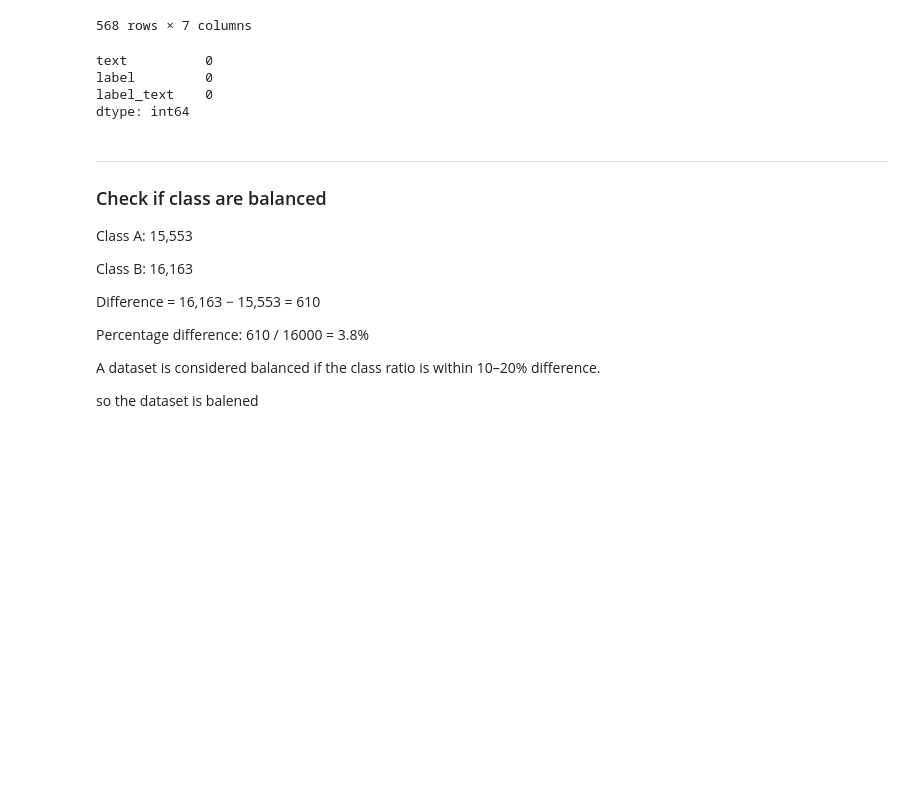
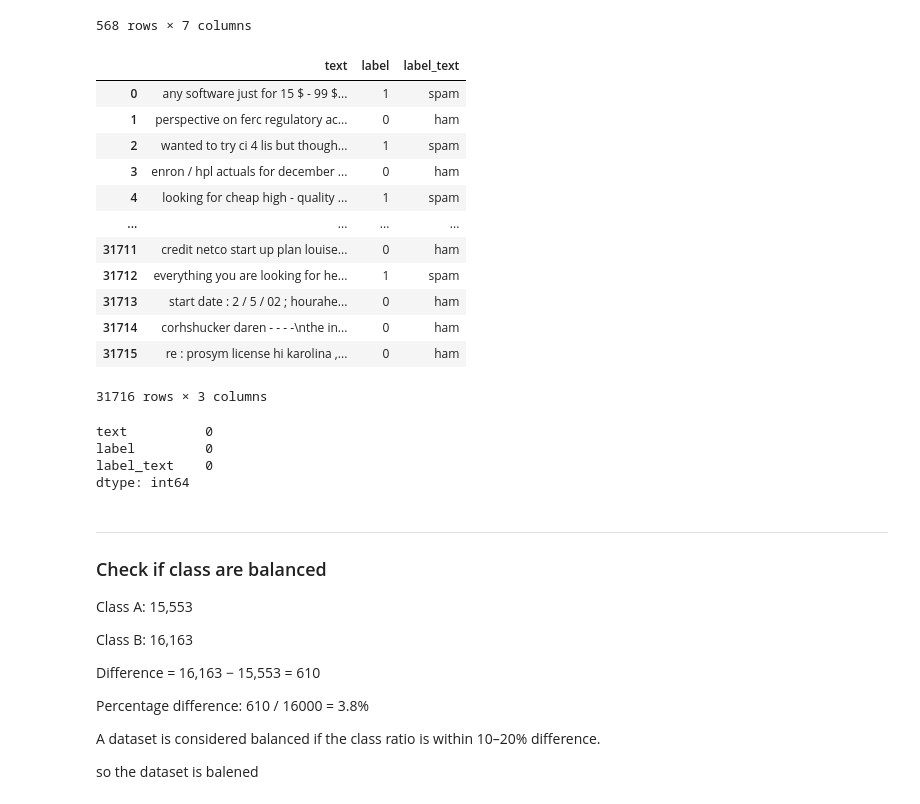
Before and after one commit to mohammed-ali-boutaine/Spam-Detection-Model, a Jupyter notebook: notebook/1-analyse.ipynb, the cells around one changed output. Saved outputs shown, nothing was run; the diff lists cells and outputs as text; code cells hidden in the pictures; blank space fills up the shorter version.

```diff
--- a/notebook/1-analyse.ipynb
+++ b/notebook/1-analyse.ipynb
@@ -100,12 +90,29 @@ df[df.isnull().any(axis=1)]
 | 31638 | 20622 | h e l l od e a rh o m eo w n e r ... | 1 | spam | NaN | h e l l od e a rh o m eo w n e r ... | 2004-12-06 |
 568 rows × 7 columns
 # %%
-# drop message id and date they not important
+# drop all cols exept text and label
+
 col_to_drop = ["message_id","date","subject","message"]
 
 col_to_drop = [col for col in col_to_drop if col in df.columns]
 
 df = df.drop(columns=col_to_drop)
+
+df
+# %% [output]
+|  | text | label | label_text |
+| 0 | any software just for 15 $ - 99 $... | 1 | spam |
+| 1 | perspective on ferc regulatory ac... | 0 | ham |
+| 2 | wanted to try ci 4 lis but though... | 1 | spam |
+| 3 | enron / hpl actuals for december ... | 0 | ham |
+| 4 | looking for cheap high - quality ... | 1 | spam |
+| ... | ... | ... | ... |
+| 31711 | credit netco start up plan louise... | 0 | ham |
+| 31712 | everything you are looking for he... | 1 | spam |
+| 31713 | start date : 2 / 5 / 02 ; hourahe... | 0 | ham |
+| 31714 | corhshucker daren - - - -\nthe in... | 0 | ham |
+| 31715 | re : prosym license hi karolina ,... | 0 | ham |
+31716 rows × 3 columns
 # %%
 
 df["text"] = df["text"].fillna("MISSING")
```
Also changed, not shown: parts of 5 cells of this notebook, 1 other file.
